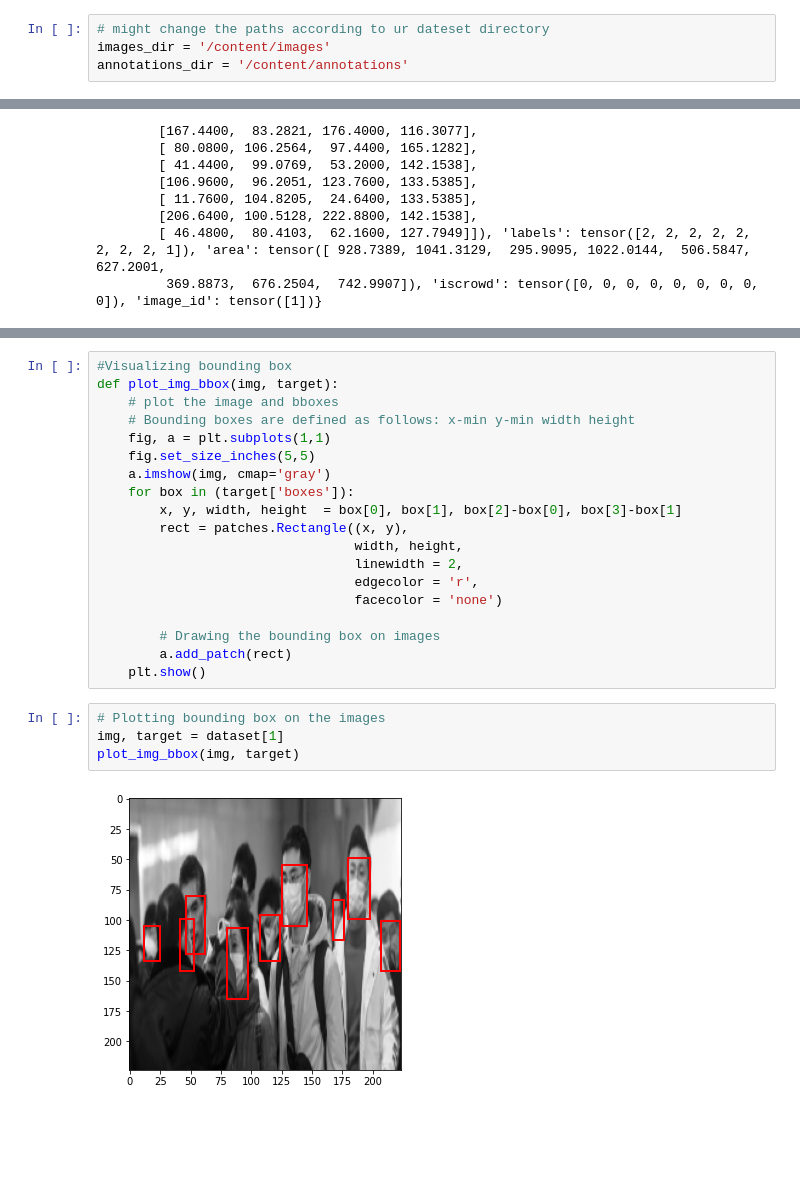
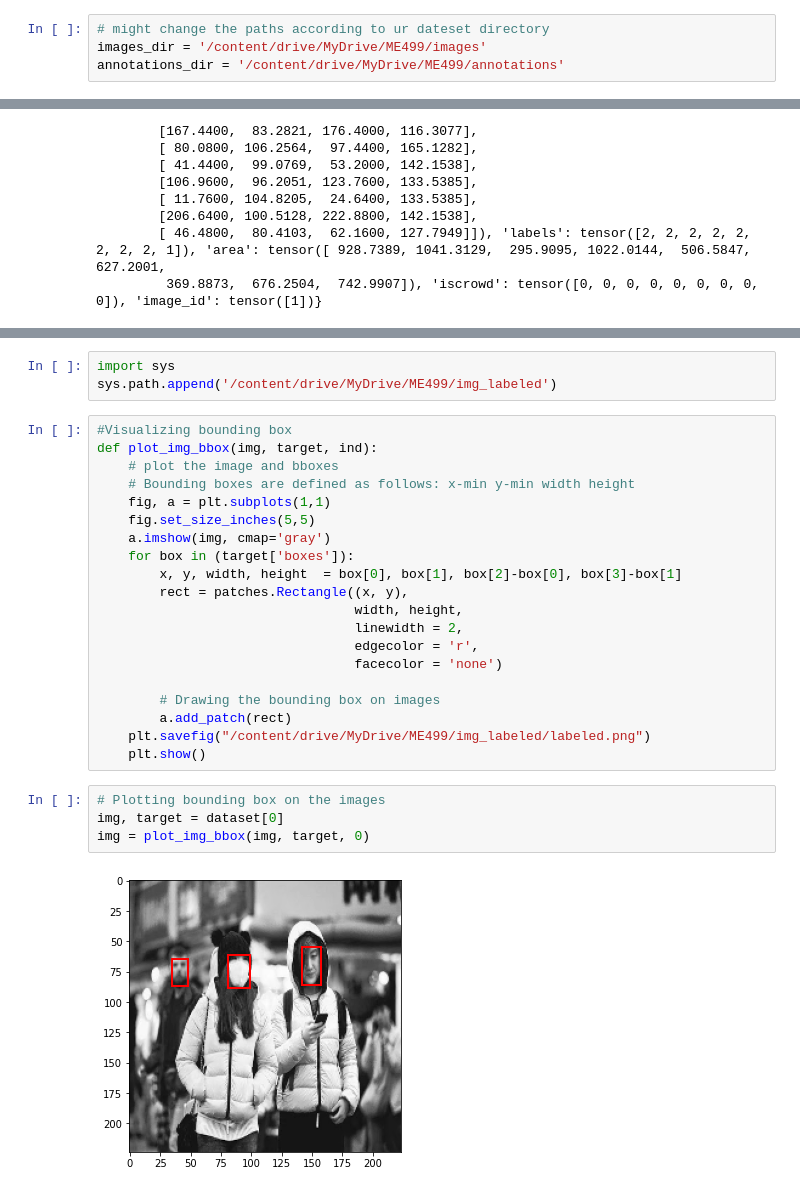
Before and after one commit to jameszhz1647/jameszhz1647, a Jupyter notebook: dataset_test.ipynb, the cells around one changed output, grey strips where cells are left out. Saved outputs shown, nothing was run; the diff lists cells and outputs as text; blank space fills up the shorter version.

```diff
--- a/dataset_test.ipynb
+++ b/dataset_test.ipynb
@@ -95,4 +52,4 @@ Archive:  face-mask-detection.zip
 # %%
 # might change the paths according to ur dateset directory
-images_dir = '/content/images'
-annotations_dir = '/content/annotations'
+images_dir = '/content/drive/MyDrive/ME499/images'
+annotations_dir = '/content/drive/MyDrive/ME499/annotations'
@@ -218,6 +183,9 @@ Image shape =  (224, 224)
+# %%
+import sys
+sys.path.append('/content/drive/MyDrive/ME499/img_labeled')
 # %%
 #Visualizing bounding box
-def plot_img_bbox(img, target):
+def plot_img_bbox(img, target, ind):
     # plot the image and bboxes
     # Bounding boxes are defined as follows: x-min y-min width height
     fig, a = plt.subplots(1,1)
@@ -233,10 +201,11 @@ def plot_img_bbox(img, target):
 
         # Drawing the bounding box on images
         a.add_patch(rect)
+    plt.savefig("/content/drive/MyDrive/ME499/img_labeled/labeled.png")
     plt.show()
 # %%
 # Plotting bounding box on the images
-img, target = dataset[1]
-plot_img_bbox(img, target)
+img, target = dataset[0]
+img = plot_img_bbox(img, target, 0)
 # %% [output]
-[figure, old version]
+[figure, new version]
```
Also changed, not shown: parts of 14 cells of this notebook.
